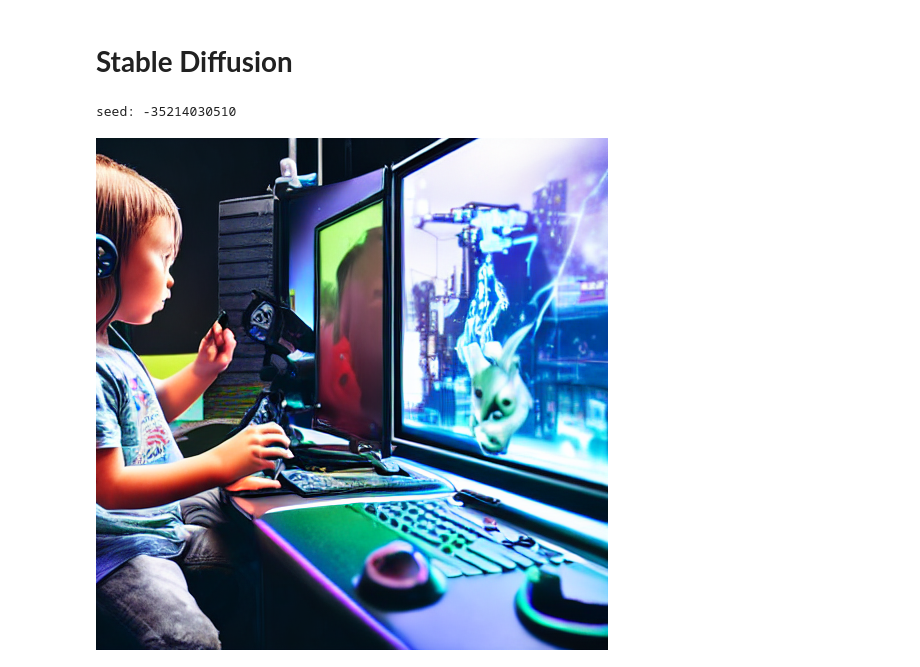
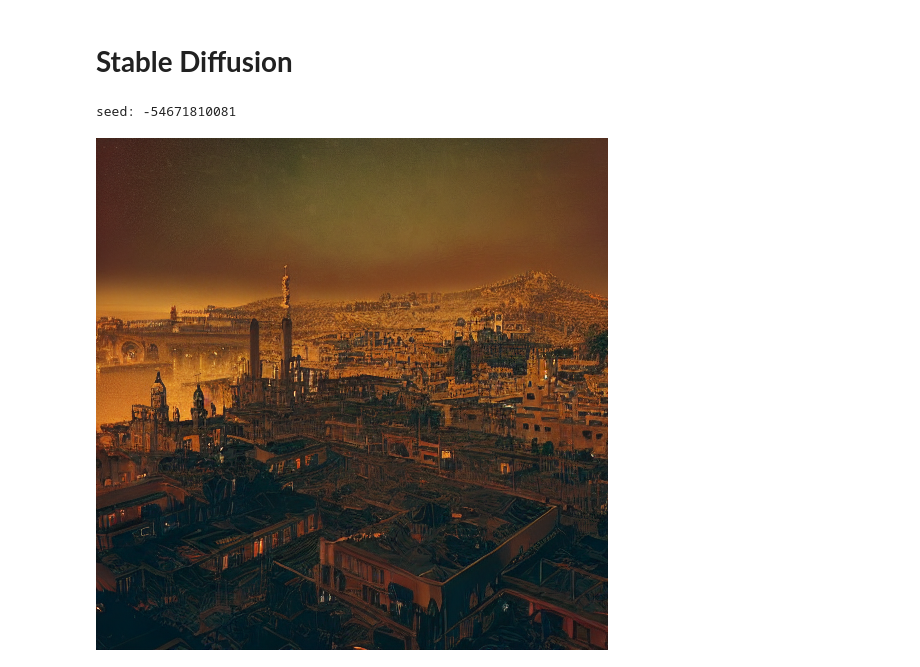
Before and after one commit to MattJCR/Diffusion_in_Colab, a Jupyter notebook: Stable_Diffusion.ipynb, the cells around one changed output. Saved outputs shown, nothing was run; the diff lists cells and outputs as text; code cells hidden in the pictures.

```diff
--- a/Stable_Diffusion.ipynb
+++ b/Stable_Diffusion.ipynb
@@ -20,6 +22,7 @@ print(torch.__version__)
 
 # Create a StableDiffusionPipeline object and move it to a GPU
 pipe = StableDiffusionPipeline.from_pretrained("CompVis/stable-diffusion-v1-4").to('cuda')
+def dummy(images, **kwargs): return images, False
 # %% [output]
 1.13.0+cu116
 # %% [markdown]
@@ -27,22 +30,27 @@ pipe = StableDiffusionPipeline.from_pretrained("CompVis/stable-diffusion-v1-4").
 # %%
 #@title Configuration { vertical-output: true, form-width: "50%" }
 
 # Set the number of inference steps to use
-steps = 20 #@param {type:"slider", min:1, max:100, step:1}
+steps = 100 #@param {type:"slider", min:1, max:100, step:1}
 # Define the text prompt
-prompt = "Child playing videogames, future room, cyberpunk" #@param {type:"string"}
+prompt = "a beautiful matte masterpiece of futuristic Granada Andalusia at night by atelier olschinsky and moebius, trending on artstation, featured on behance " #@param {type:"string"}
+#@markdown * Prompts examples in https://lexica.art/
 # Define the seed prompt
-seed = None #@param {type:"raw"}
+seed = -54671810081 #@param {type:"raw"}
+enable_NSFW = True #@param {type:"boolean"}
+
+if enable_NSFW:
+  pipe.safety_checker = dummy
 if seed == None:
   seed = random.randint(-99999999999,99999999999)
 print('seed:',seed)
 # Set the random seed for deterministic output
 generator = torch.Generator("cuda").manual_seed(seed)
 
 # Generate the image
 image = pipe(prompt, num_inference_steps=steps, generator=generator).images[0]
 # image = pipe(prompt, num_inference_steps=steps).images[0]
 image
 # %% [output]
-seed: -35214030510
+seed: -54671810081
-[figure, old version]
+[figure, new version]
```
Also changed, not shown: parts of 2 cells of this notebook.
